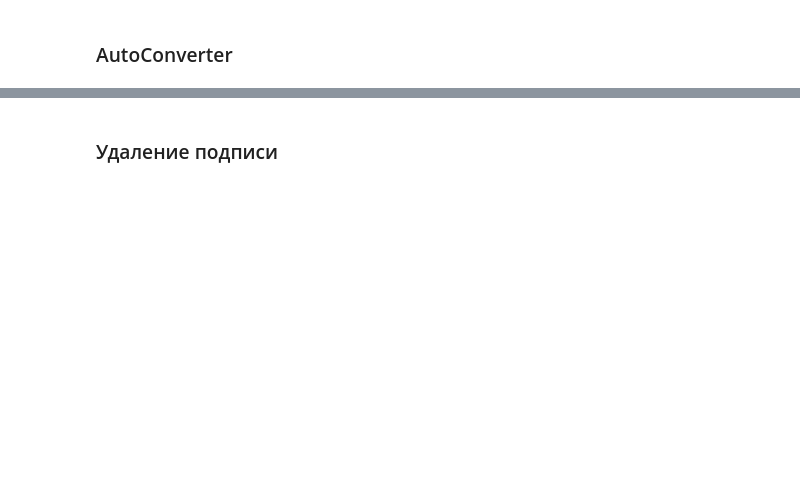
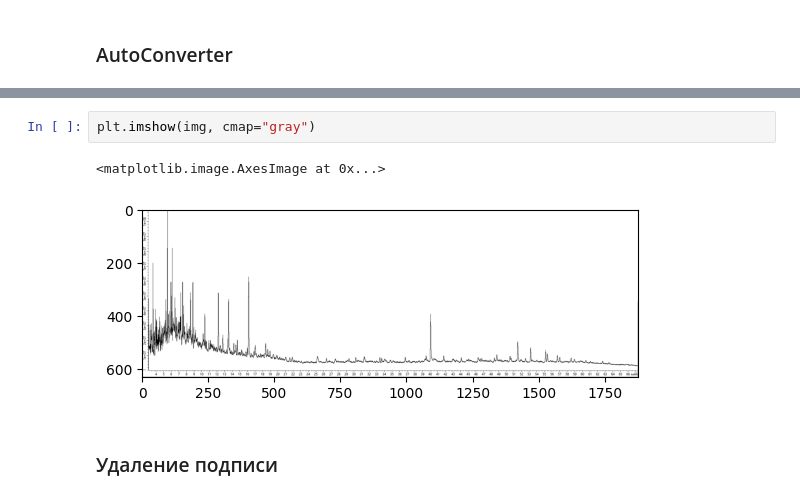
Before and after one commit to Dann38/imgplot2vec, a Jupyter notebook: scripts/exam.ipynb, the cells around one changed output, grey strips where cells are left out. Cells and saved outputs as stored; diff of their text form; blank space fills up the shorter version.

```diff
--- a/scripts/exam.ipynb
+++ b/scripts/exam.ipynb
@@ -101,3 +101,8 @@ plt.show()
+# %%
+plt.imshow(img, cmap="gray")
+# %% [output]
+<matplotlib.image.AxesImage at 0x...>
+[figure, added]
 # %% [markdown]
 ### Удаление подписи
 # %%
```
Also changed, not shown: parts of 7 cells of this notebook, 1 other file.
